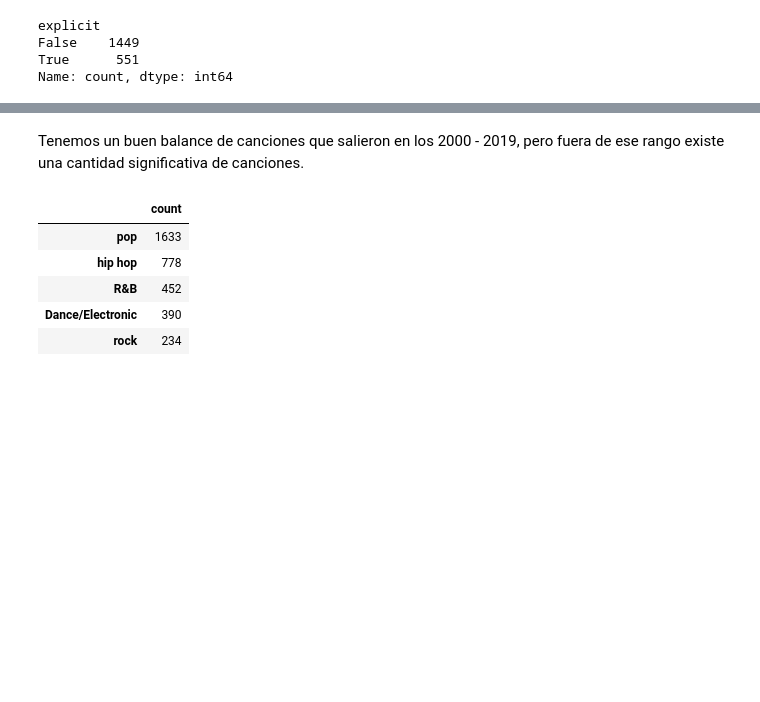
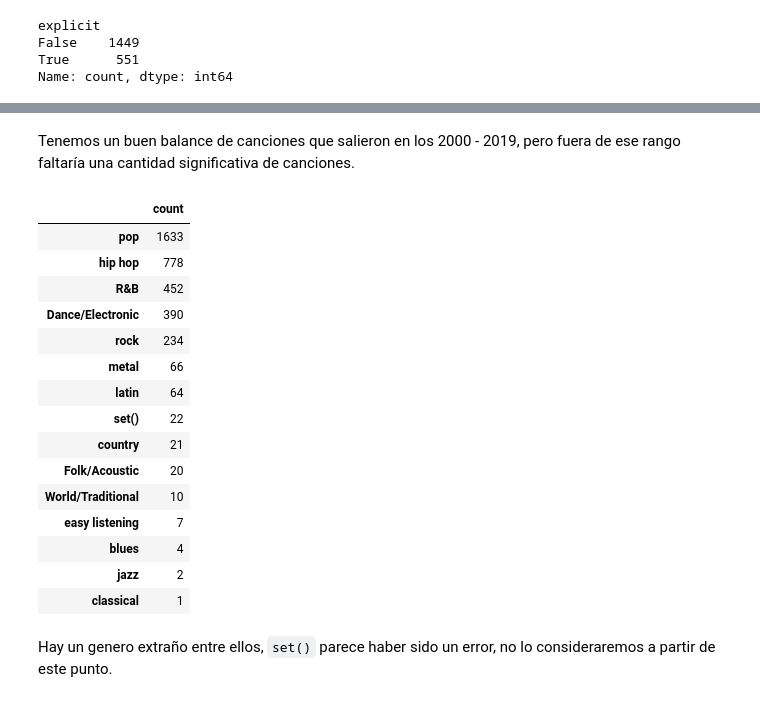
Before and after one commit to DamnXitri/spotify-data-mining, a Jupyter notebook: proyecto.ipynb, the cells around one changed output, grey strips where cells are left out. Cells and saved outputs as stored; diff of their text form; code cells hidden in the pictures; blank space fills up the shorter version.

```diff
--- a/proyecto.ipynb
+++ b/proyecto.ipynb
@@ -1041,0 +1096,2 @@ merged_data.describe()
+# %%
+merged_data = merged_data[~((merged_data['track_name'].isna()) | (merged_data['album_name'].isna()) | (merged_data['artist_name'].isna()))]
@@ -1041,0 +1191,4 @@ merged_data.describe()
+# %%
+merged_data.drop(['album_popularity', 'artist_popularity', 'duration', 'loudness'],
+                  axis=1, inplace=True)
+merged_data.columns
@@ -1078,12 +1239,12 @@ sns.histplot(
 # %%
 plot_columns = {
+  'track_explicit': 'discreta',
   'acousticness': 'continua',
   'danceability': 'continua',
   'energy': 'continua',
   'instrumentalness': 'continua',
   'key': 'discreta',
   'liveness': 'continua',
-  'loudness': 'continua',
   'mode': 'discreta',
   'speechiness': 'continua',
   'tempo': 'continua',
@@ -1091,7 +1252,7 @@ plot_columns = {
   'valence': 'continua',
 }
 # plot multiples histogramas (12 columnas/features)
-fig, axs = plt.subplots(3, 4, figsize=(20, 10))
+fig, axs = plt.subplots(3, 4, figsize=(20, 15), constrained_layout=True)
 
 for i, col in enumerate(plot_columns.keys()):
   if plot_columns[col] == 'continua':
@@ -1102,12 +1263,15 @@ for i, col in enumerate(plot_columns.keys()):
       kde = True,
       ax = axs[i // 4, i % 4]
     )
+    axs[i // 4, i % 4].set_title(f'Distribución de {col}')
   else:
     sns.countplot(
       data = merged_data,
       x = col,
       ax = axs[i // 4, i % 4]
     )
+    axs[i // 4, i % 4].set_title(f'Frecuencia de {col}')
+    axs[i // 4, i % 4].set_ylabel('Cantidad')
 
 del plot_columns
 # %% [output]
@@ -1127,7 +1291,11 @@ if not os.path.exists(data_folder + 'songs_normalize.csv'):
 # %%
 songs_normalize = pd.read_csv(
   filepath_or_buffer = data_folder + 'songs_normalize.csv',
-)
+).astype({
+  'explicit': 'bool',
+  'mode': 'category',
+  'key': 'category',
+})
 songs_normalize.head()
 # %% [output]
 |  | artist | song | duration_ms | explicit | year | popularity | danceability | energy | key | ... |
@@ -1268,23 +1436,39 @@ year
 2020      3
 Name: count, dtype: int64
 # %% [markdown]
-Tenemos un buen balance de canciones que salieron en los 2000 - 2019, pero fuera de ese rango existe una cantidad significativa de canciones.
+Tenemos un buen balance de canciones que salieron en los 2000 - 2019, pero fuera de ese rango faltaría una cantidad significativa de canciones.
 # %%
 # obtain the genres
-songs_normalize_genres = dict()
-for genre_list in songs_normalize['genre']:
-  for genre in genre_list:
-    if genre not in songs_normalize_genres:
-      songs_normalize_genres[genre] = 0
-    songs_normalize_genres[genre] += 1
+def get_genres(df):
+  songs_normalize_genres = dict()
+  for genre_list in songs_normalize['genre']:
+    for genre in genre_list:
+      if genre not in songs_normalize_genres:
+        songs_normalize_genres[genre] = 0
+      songs_normalize_genres[genre] += 1
 
-songs_normalize_genres = pd.DataFrame.from_dict(songs_normalize_genres, orient='index', columns=['count'])
-songs_normalize_genres.sort_values(by='count', ascending=False, inplace=True)
-songs_normalize_genres.head()
+  songs_normalize_genres = pd.DataFrame.from_dict(songs_normalize_genres, orient='index', columns=['count'])
+  songs_normalize_genres.sort_values(by='count', ascending=False, inplace=True)
+  return songs_normalize_genres
+
+songs_normalize_genres = get_genres(songs_normalize)
+songs_normalize_genres
 # %% [output]
 |  | count |
 | pop | 1633 |
 | hip hop | 778 |
 | R&B | 452 |
 | Dance/Electronic | 390 |
 | rock | 234 |
+| metal | 66 |
+| latin | 64 |
+| set() | 22 |
+| country | 21 |
+| Folk/Acoustic | 20 |
+| World/Traditional | 10 |
+| easy listening | 7 |
+| blues | 4 |
+| jazz | 2 |
+| classical | 1 |
+# %% [markdown]
+Hay un genero extraño entre ellos, `set()` parece haber sido un error, no lo consideraremos a partir de este punto.
```
Also changed, not shown: parts of 169 cells of this notebook, 1 other file.
